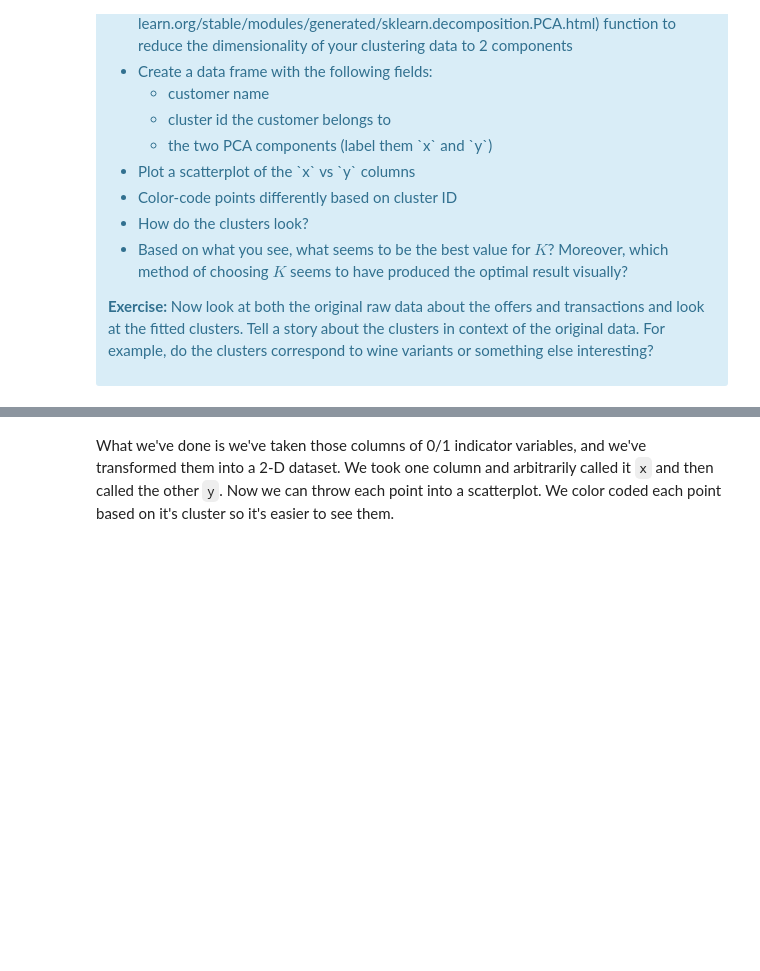
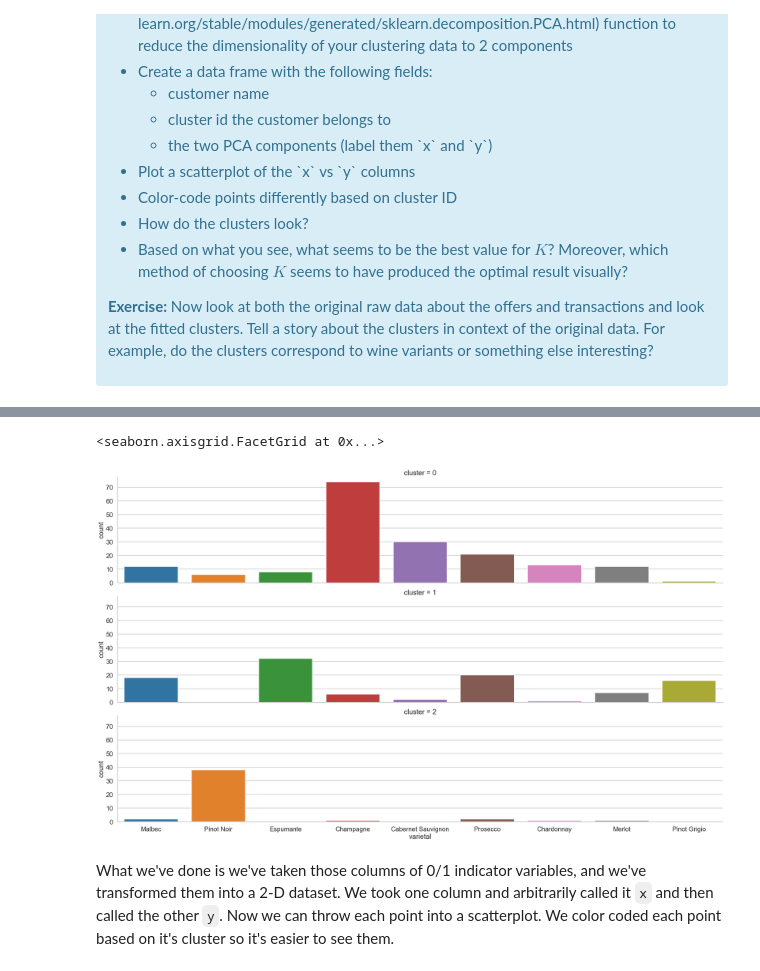
Before and after one commit to fsafe/aic-projects-public, a Jupyter notebook: unit-8-clustering/Mini_Project_Clustering.ipynb, the cells around one changed output, grey strips where cells are left out. Drawn from its saved outputs; the diff is of its cells as text; code cells hidden in the pictures; blank space fills up the shorter version.

```diff
--- a/unit-8-clustering/Mini_Project_Clustering.ipynb
+++ b/unit-8-clustering/Mini_Project_Clustering.ipynb
@@ -402,27 +402,30 @@ for n_clusters in range_n_clusters:
 # %%
 # How do the clusters look?
 
 # Answer:
 
 # Based on what you see, what seems to be the best value for  𝐾 ? Moreover, which method of choosing  𝐾  seems to have
 # produced the optimal result visually?
 
 #Answer: K = 3. The last method of visually inspecting the scatter plots
 
 # Exercise: Now look at both the original raw data about the offers and transactions and look at the fitted clusters. Tell
 # a story about the clusters in context of the original data. For example, do the clusters correspond to wine variants or
 # something else interesting?
 
-pca_trans = pca_df[1].merge(df_transactions)
+# Cluster 0 is mostly Champagne, Cluster 2 is mostly Pinot Noir and Cluster 1 is other varietal
 
-pca_trans_offers = pca_trans.merge(df_offers)
+pca_trans = df_transactions.merge(pca_df[1], how = 'right')
+pca_offers = df_offers.merge(pca_trans, how = 'left')
 
-pca_trans_offers_sub = pca_trans_offers.loc[:,['cluster','customer_name','offer_id','campaign','varietal','min_qty','discount','origin','past_peak','n']]
+sns.catplot(x = "varietal", row = "cluster", data = pca_offers, kind = "count", aspect = 5, height = 6)
+
+#pca_offers.loc[:,['cluster','customer_name','offer_id','campaign','varietal','min_qty','discount','origin','past_peak','n']]
 
 #pca_trans_offers_sub[pca_trans_offers_sub.cluster == 1]
-
-#g = sns.FacetGrid(pca_trans_offers_sub, col = "cluster")
-#g.map(plt.hist, "campaign");
+# %% [output]
+<seaborn.axisgrid.FacetGrid at 0x...>
+[figure, added]
 # %% [markdown]
 What we've done is we've taken those columns of 0/1 indicator variables, and we've transformed them into a 2-D dataset. We took one column and arbitrarily called it `x` and then called the other `y`. Now we can throw each point into a scatterplot. We color coded each point based on it's cluster so it's easier to see them.
 # %% [markdown]
```
Also changed, not shown: parts of 2 cells of this notebook.
